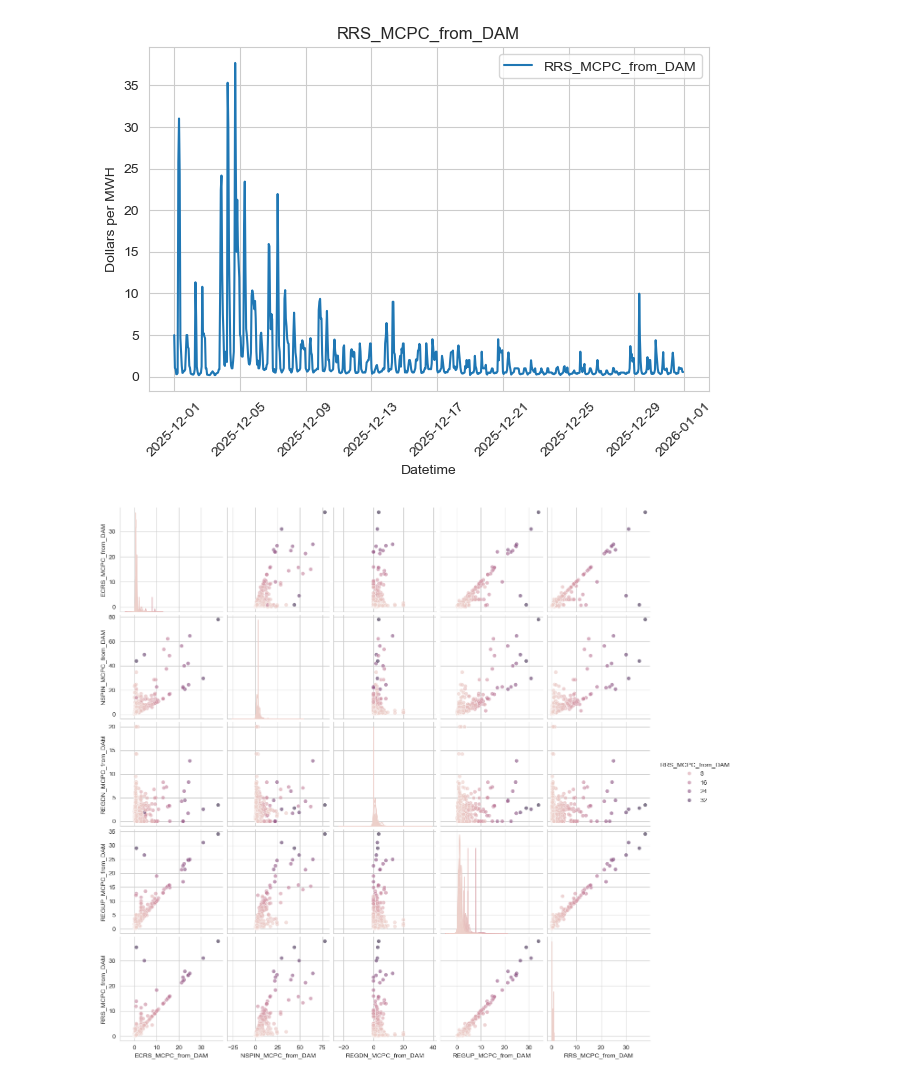
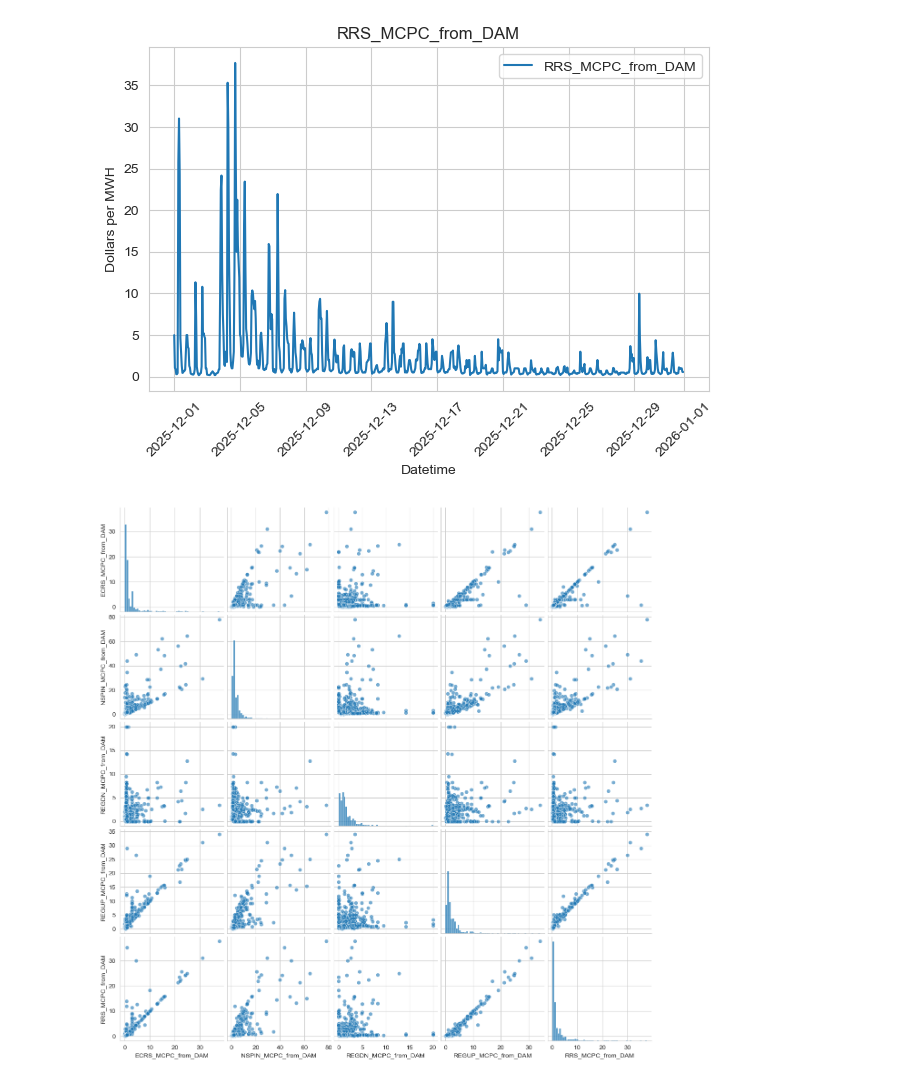
Before and after one commit to Erdos-Projects/spring-2026-electricity-TX, a Jupyter notebook: playing_with_sample_data.ipynb, the cells around one changed output. Drawn from its saved outputs; the diff is of its cells as text; code cells hidden in the pictures.

```diff
--- a/playing_with_sample_data.ipynb
+++ b/playing_with_sample_data.ipynb
@@ -383,10 +383,9 @@ for col in DAM_ancillary_prices:
 # %%
 sns.pairplot(data = DAM_ancillary_prices,
                 x_vars = DAM_ancillary_prices.columns,
                 y_vars = DAM_ancillary_prices.columns,
-                hue = DAM_ancillary_prices.columns[-1],
                 plot_kws = {'alpha':.6})
 
 plt.show()
 # %% [output]
-[figure, old version]
+[figure, new version]
```
Also changed, not shown: parts of 12 cells of this notebook.
